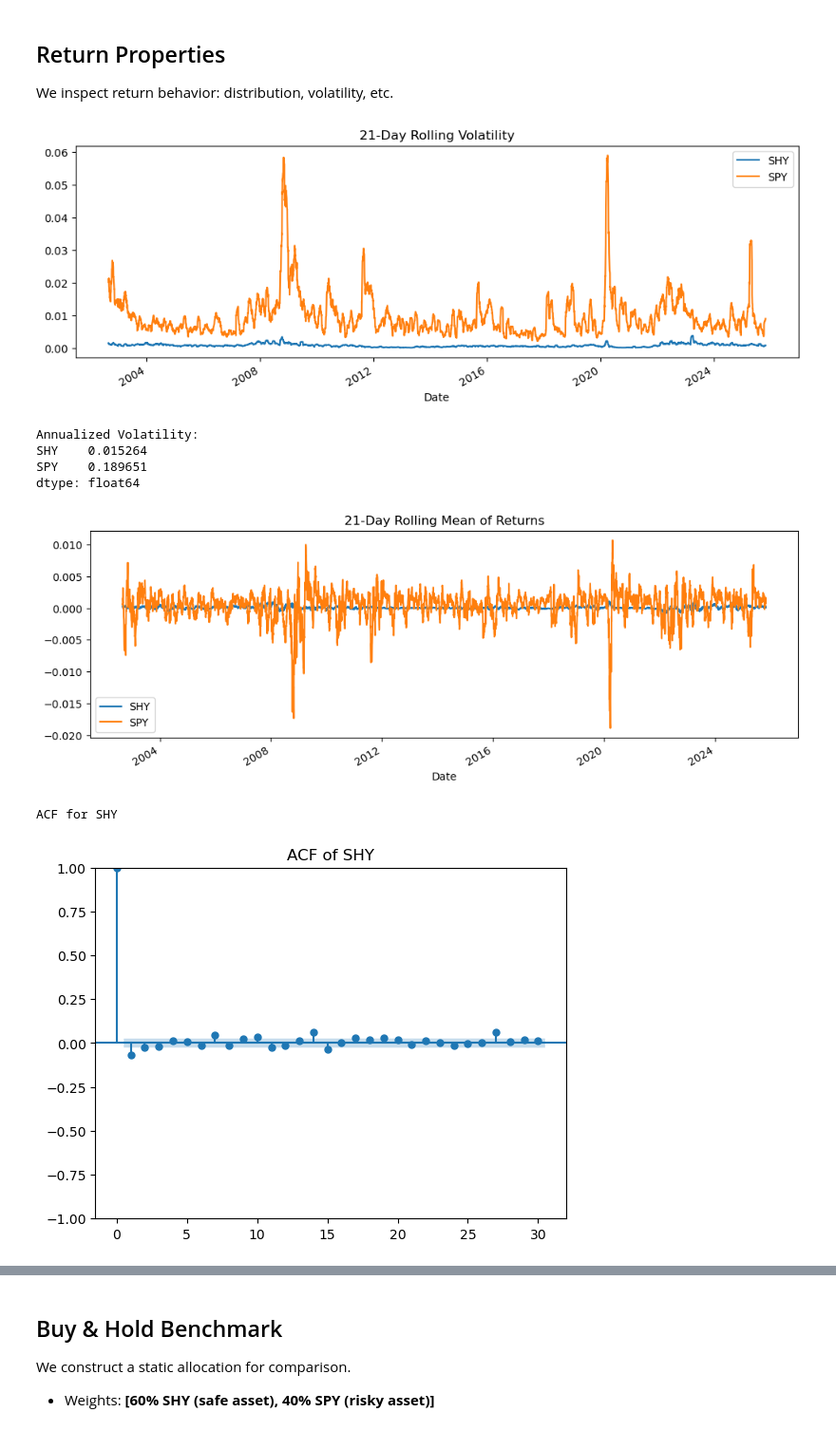
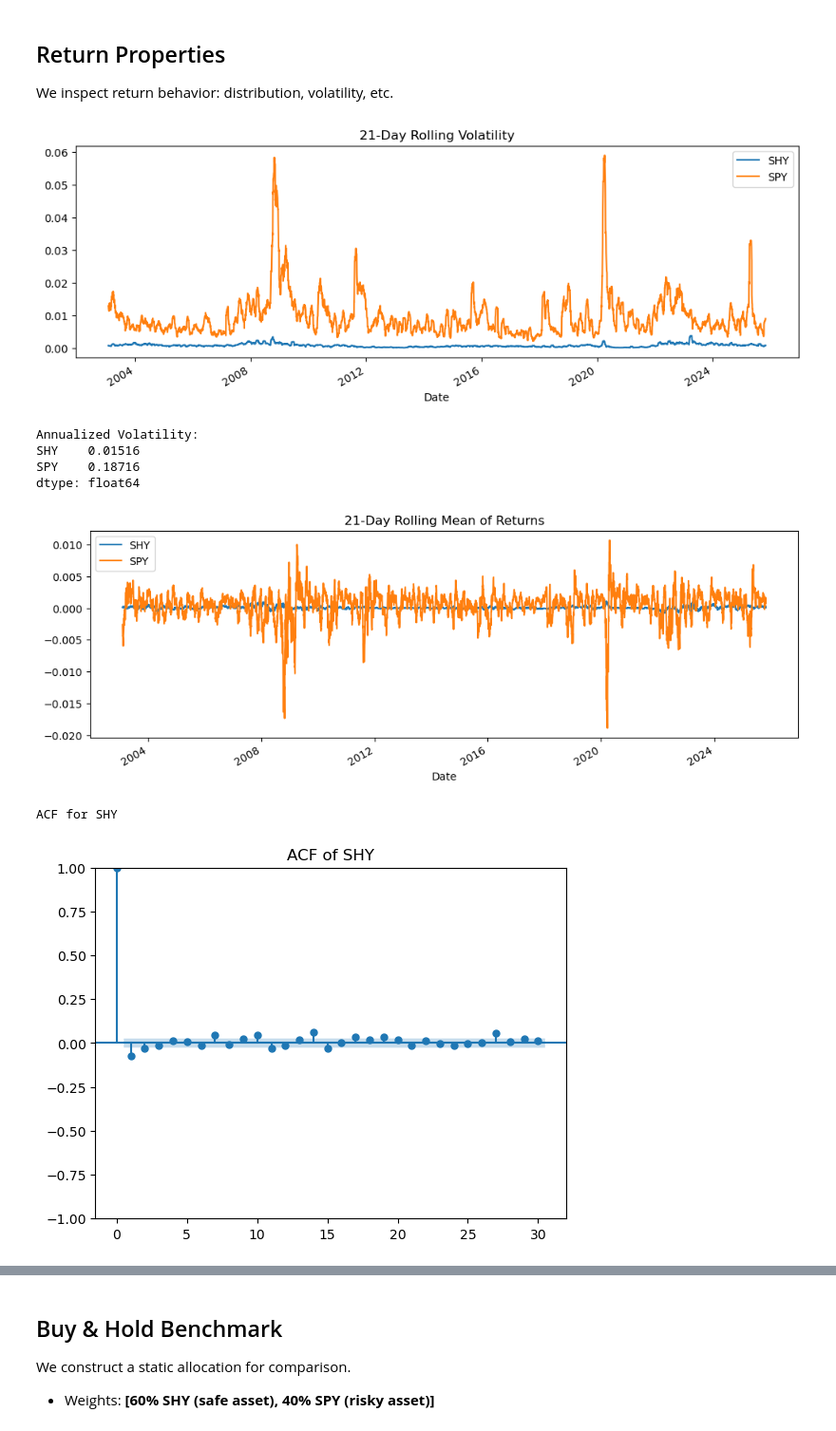
Before and after one commit to melted-cheese-enjoyer/Research-Methodology, a Jupyter notebook: notebooks/portfolio_strategy.ipynb, the cells around one changed output, grey strips where cells are left out. Shown at 95% size. Drawn from its saved outputs; the diff is of its cells as text; code cells hidden in the pictures.

```diff
--- a/notebooks/portfolio_strategy.ipynb
+++ b/notebooks/portfolio_strategy.ipynb
@@ -28,10 +28,8 @@ We import price data for the following tickers:
 - **S&P U.S. Treasury Bill Index**
 - Period: **[01/01/2000 – 31/12/2023]**
 # %%
-from utils import download_or_load, clear_all_csv
-
 tickers = ["SPY", "SHY"]  # S&P 500 ETF and S&P U.S. Treasury Bill Index (made of T-bills with a 1-year or less maturity)
-start = "2000-01-01"
+start = "2003-01-01"
 end = "2025-10-31"
 
 all_data = {}
@@ -138,14 +136,14 @@ roll_mean = returns.rolling(21).mean()
 roll_mean.plot(figsize=(12,4), title="21-Day Rolling Mean of Returns")
 plt.show()
 
-# Autocorrelation plot
+# Autocorrelation plot, is previous return correlated with current return?
 import statsmodels.api as sm
 for col in returns.columns:
     print(f"ACF for {col}")
     sm.graphics.tsa.plot_acf(returns[col].dropna(), lags=30, title=f"ACF of {col}")
     plt.show()
 
-# Autocorrelation of squared returns
+# Autocorrelation of squared returns, is previous volatility correlated with current volatility?
 for col in returns.columns:
     print(f"ACF of squared returns for {col}")
     sm.graphics.tsa.plot_acf((returns[col].dropna()**2), lags=30, title=f"Squared Return ACF for {col}")
@@ -153,37 +151,44 @@ for col in returns.columns:
 
 # Skewness and Kurtosis
 from scipy.stats import skew, kurtosis
 print("Skewness:")
 print(returns.apply(skew))
 print("Kurtosis:")
 print(returns.apply(kurtosis))
 
 # Correlation matrix between SPY and SHY
 print("Correlation matrix:")
 print(returns.corr())
 
 # Frequency of jumps
 jumps = (np.abs(returns) > 0.10)
 jump_freq_per_asset = jumps.mean()
 print("Jump frequency per asset:")
 print(jump_freq_per_asset)
 jump_days_global = jumps.any(axis=1)
 print("Global jump days:")
 print(jump_days_global[jump_days_global].index)
 
 # Max drawdown calculation
 cum = (1 + returns).cumprod()
 running_max = cum.cummax()
 drawdown = (cum - running_max) / running_max
 drawdown.plot(figsize=(12,4), title="Drawdown (SPY & SHY)")
 plt.show()
+
+# Sharpe Ratio
+risk_free_rate = returns["SHY"]  # daily returns of the safe asset
+excess_returns = returns.sub(risk_free_rate, axis=0) # Excess returns = risky asset returns - safe asset returns
+sharpe_ratio = (excess_returns.mean() / returns.std()) * np.sqrt(252)
+print("Sharpe Ratios:")
+print(sharpe_ratio)
 # %% [output]
-[figure, old version]
+[figure, new version]
 Annualized Volatility:
-SHY    0.015264
-SPY    0.189651
+SHY    0.01516
+SPY    0.18716
 dtype: float64
-[figure, old version]
+[figure, new version]
 ACF for SHY
 [figure]
 ACF for SPY
```
Also changed, not shown: parts of 9 cells of this notebook, 1 other file.
